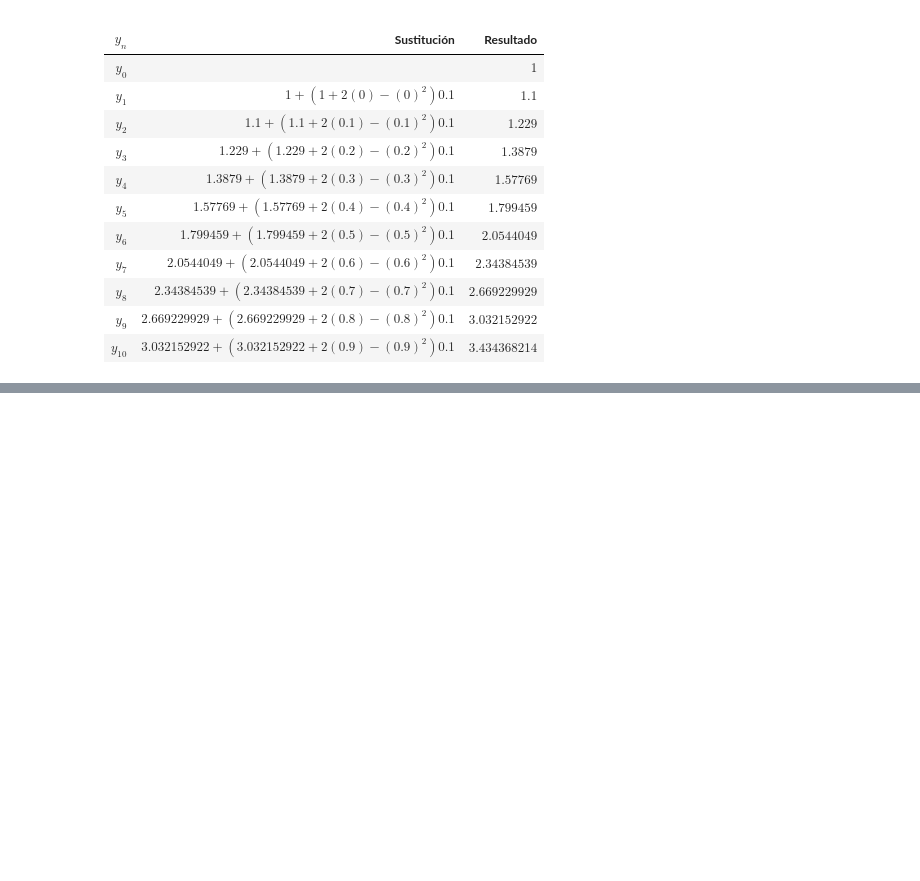
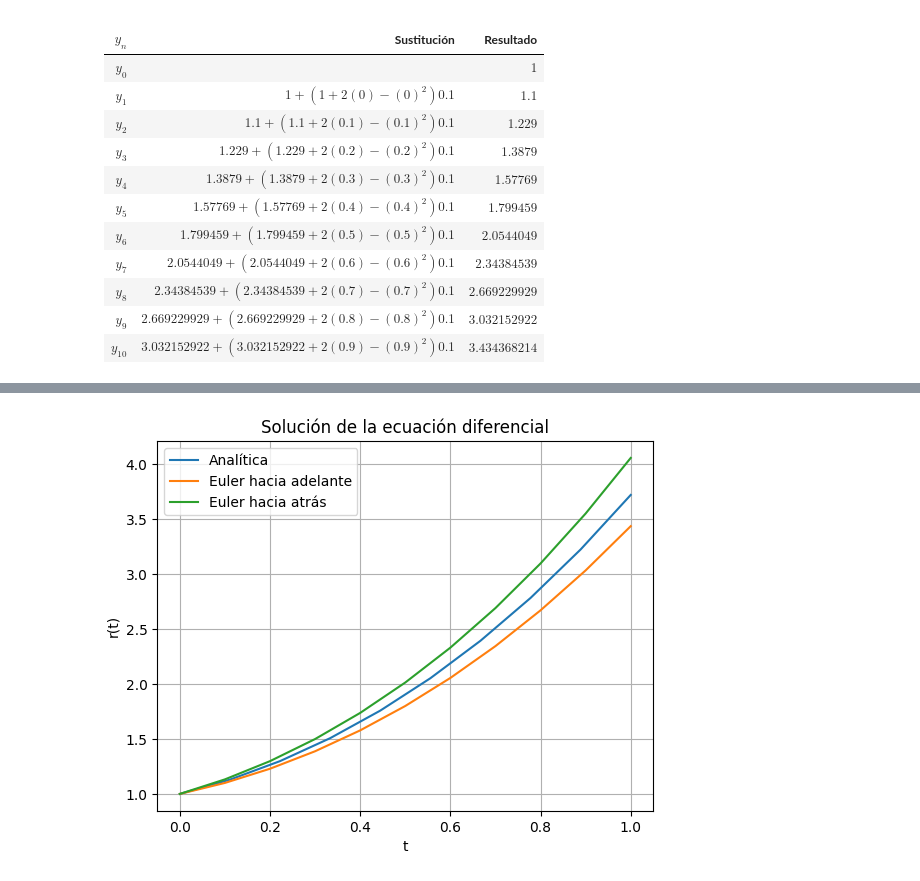
Before and after one commit to IzLuis/Maestria, a Jupyter notebook: Matemáticas para la ciencia de datos/Tareas/Izquierdo_Luis_Tarea2.ipynb, the cells around one changed output, grey strips where cells are left out. Saved outputs shown, nothing was run; the diff lists cells and outputs as text; code cells hidden in the pictures; blank space fills up the shorter version.

```diff
--- a/Matemáticas para la ciencia de datos/Tareas/Izquierdo_Luis_Tarea2.ipynb
+++ b/Matemáticas para la ciencia de datos/Tareas/Izquierdo_Luis_Tarea2.ipynb
@@ -128,0 +161,67 @@ Sabiendo que $\Delta t = \frac{1}{10}$, $N = 10$ y $T = 1$
+# %%
+import numpy as np
+import matplotlib.pyplot as plt
+from scipy.integrate import solve_ivp
+import sympy as sp
+
+# Definimos la ecuación diferencial en forma simbólica para la solución analítica
+t = sp.symbols('t')
+r = sp.Function('r')
+eq = sp.Eq(r(t).diff(t), r(t) + 2*t - t**2)
+sol = sp.dsolve(eq, ics={r(0): 1})
+r_t = sp.simplify(sol.rhs)
+
+# Función para la ecuación diferencial en forma numérica
+def f(t, r):
+    return r + 2*t - t**2
+
+# Método de Euler hacia adelante
+def euler_forward(f, t0, y0, h, T):
+    t = np.arange(t0, T+h, h)
+    y = np.zeros(len(t))
+    y[0] = y0
+    for i in range(len(t)-1):
+        y[i+1] = y[i] + h*f(t[i], y[i])
+    return t, y
+
+# Método de Euler hacia atrás
+
+def f_aux(t):
+    return 2*t - t**2
+
+def euler_backward(f, t0, y0, h, T):
+    t = np.arange(t0, T+h, h)
+    y = np.zeros(len(t))
+    y[0] = y0
+    for i in range(len(t)-1):
+        y[i+1] = (y[i] + h*f_aux(t[i+1]))/(1-h)
+    return t, y
+
+# Parámetros
+t0 = 0
+y0 = 1
+T = 1
+h = 0.1
+
+# Solución analítica
+t_analytical = np.linspace(t0, T, 10)
+r_analytical = np.array([r_t.subs(t, ti) for ti in t_analytical])
+
+# Solución numérica con Euler hacia adelante
+t_forward, r_forward = euler_forward(f, t0, y0, h, T)
+
+# Solución numérica con Euler hacia atrás
+t_backward, r_backward = euler_backward(f, t0, y0, h, T)
+
+# Graficamos las soluciones
+plt.plot(t_analytical, r_analytical,label='Analítica')
+plt.plot(t_forward, r_forward, label='Euler hacia adelante')
+plt.plot(t_backward, r_backward, label='Euler hacia atrás')
+plt.legend()
+plt.xlabel('t')
+plt.ylabel('r(t)')
+plt.title('Solución de la ecuación diferencial')
+plt.grid(True)
+plt.show()
+# %% [output]
+[figure, added]
```
Also changed, not shown: parts of 4 cells of this notebook.
